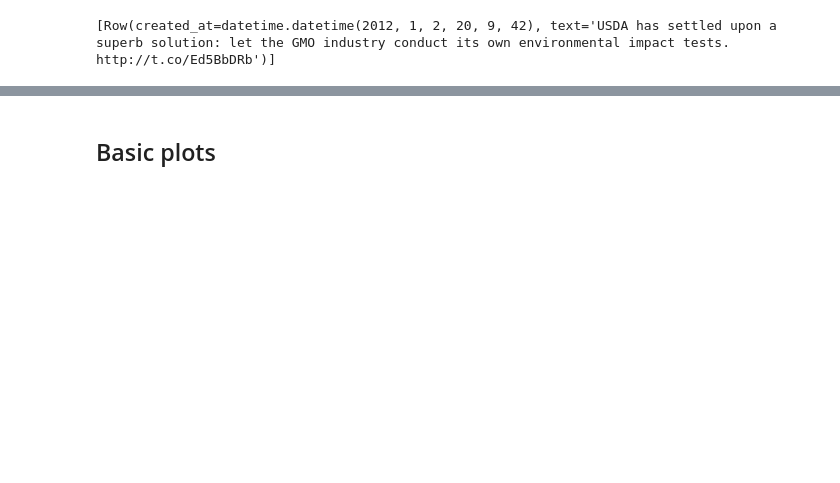
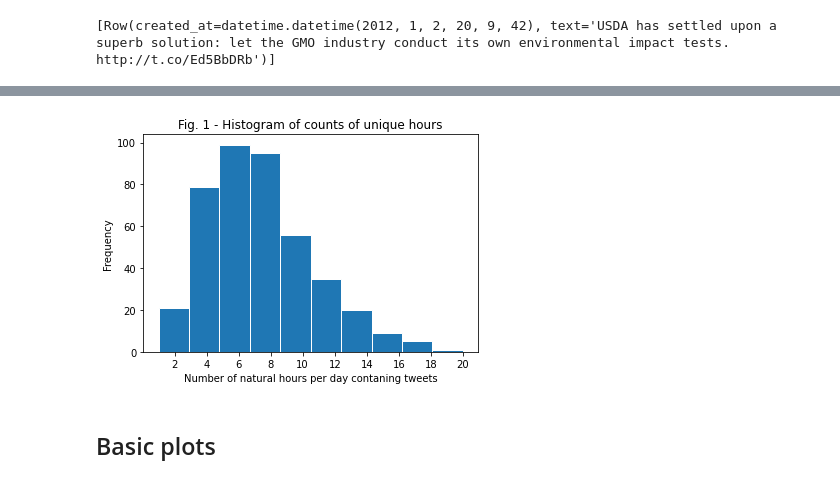
Before and after one commit to Carloselrecharlie/CA2_2ndSem, a Jupyter notebook: CA2_2ndSem.ipynb, the cells around one changed output, grey strips where cells are left out. Cells and saved outputs as stored; diff of their text form; code cells hidden in the pictures; blank space fills up the shorter version.

```diff
--- a/CA2_2ndSem.ipynb
+++ b/CA2_2ndSem.ipynb
@@ -186,0 +250,5 @@ AnalysisException: cannot resolve '(hour = hour_of_day)' due to data type mismat
+# %%
+#grouping by date and count unique hours. Extranting features with module 'functions'
+hourlyPerDay = tweets.groupBy(F.to_date('created_at').alias('date')).agg(F.countDistinct(F.hour('created_at')).alias('uniqueHourCount'))
+
+hourlyPerDay.orderBy(desc('uniqueHourCount')).show() # ORDENADOS DESCENDENTEMENTE PARA VER LO Q SERIA LA MEJOR PARTE, QUE EN REALIDAD EVIDENCIA QUE NO ES BUENA, AUNQ EL NUMERO DE TWEETS NO ES ALTO DE PRIMERAS
@@ -187,3 +286,16 @@ AnalysisException: cannot resolve '(hour = hour_of_day)' due to data type mismat
+# %%
+#transforming to pandas for the histogram
+plt.hist(hourlyPerDay.toPandas()['uniqueHourCount'], bins=10, edgecolor='white')
+
+#Arranging axis labels, ticks, title
+plt.xlabel('Number of natural hours per day contaning tweets')
+plt.ylabel('Frequency')
+plt.xticks(np.arange(2,21,2))
+plt.title('Fig. 1 - Histogram of counts of unique hours')
+
+plt.show()
+# %% [output]
+[figure, added]
 # %% [markdown]
 ## Basic plots
 # %%
```
Also changed, not shown: parts of 26 cells of this notebook.
